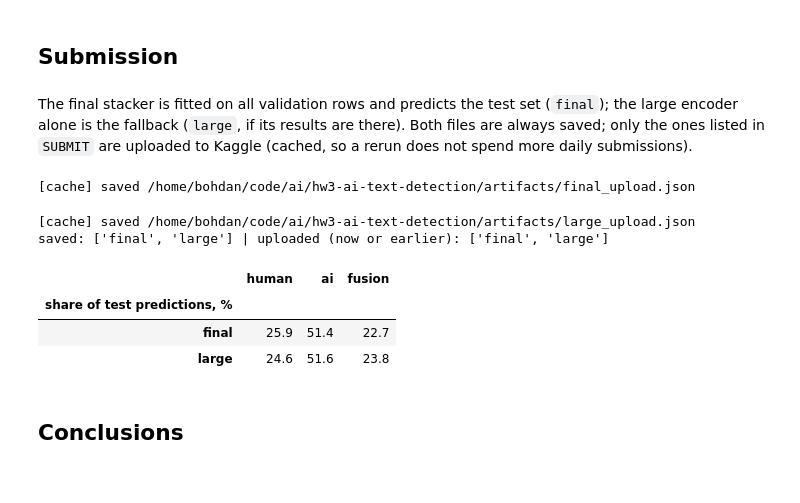
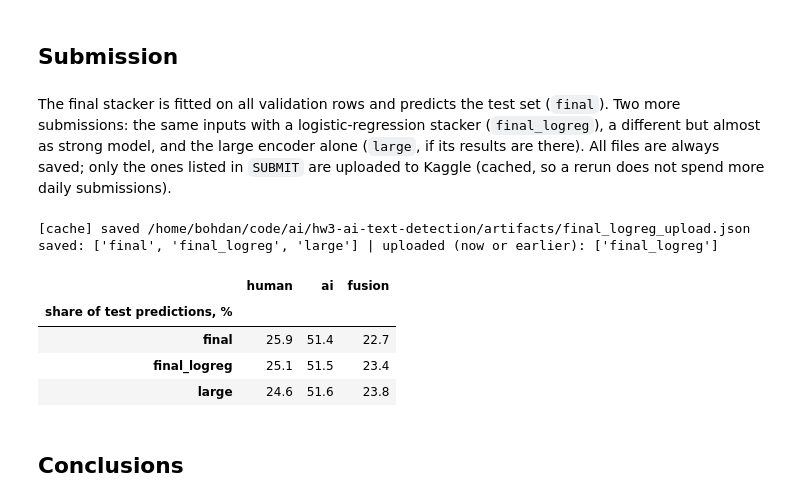
Before and after one commit to BohdanZasymovych/ai-hw3-ai-text-detection, a Jupyter notebook: notebooks/07_final_pipeline.ipynb, the cells around one changed output. Cells and saved outputs as stored; diff of their text form; code cells hidden in the pictures.

Commit message:
feat: submission of the second model added to the 07_final_pipeline

```diff
--- a/notebooks/07_final_pipeline.ipynb
+++ b/notebooks/07_final_pipeline.ipynb
@@ -307,33 +307,35 @@ plt.show()
 # %% [markdown]
 ## Submission
 # %% [markdown]
-The final stacker is fitted on all validation rows and predicts the test set (`final`); the large encoder alone is the fallback (`large`, if its results are there). Both files are always saved; only the ones listed in `SUBMIT` are uploaded to Kaggle (cached, so a rerun does not spend more daily submissions).
+The final stacker is fitted on all validation rows and predicts the test set (`final`). Two more submissions: the same inputs with a logistic-regression stacker (`final_logreg`), a different but almost as strong model, and the large encoder alone (`large`, if its results are there). All files are always saved; only the ones listed in `SUBMIT` are uploaded to Kaggle (cached, so a rerun does not spend more daily submissions).
 # %%
-test_preds = {"final": fit_predict(X_val, y, X_test, kind=KIND, seed=SEED)}
+test_preds = {"final": fit_predict(X_val, y, X_test, kind=KIND, seed=SEED),
+              "final_logreg": fit_predict(X_val, y, X_test, kind="logreg", seed=SEED)}
 if "L" in test_groups:
     test_preds["large"] = label_order[test_groups["L"].argmax(axis=1)]
 else:
     print("[warning] large encoder results not found: fallback submission skipped")
 messages = {"final": f"final stacker {CHOSEN} ({KIND}), val OOF macro-F1 {macro_f1(y, final_pred):.4f}",
+            "final_logreg": f"final stacker {CHOSEN} (logreg), val OOF macro-F1 {type_scores['logreg']:.4f}",
             "large": f"large encoder alone, val macro-F1 {macro_f1(y, single_preds.get('encoder large', final_pred)):.4f}"}
 
 for name in sorted(set(SUBMIT) - set(test_preds)):
     print(f"[warning] {name} is not available: not uploaded")
 for name, pred in test_preds.items():
     path = write_submission(test["id"], pred, sample_submission, name)
     if name in SUBMIT:
         cached(f"{name}_upload", lambda: submit_to_kaggle(path, messages[name]), key={**type_key, "kind": KIND, "file": name},
                kind="json")
 print(f"saved: {list(test_preds)} | uploaded (now or earlier): {[n for n in test_preds if n in SUBMIT] or 'none'}")
 pd.DataFrame({name: pd.Series(pred).value_counts(normalize=True).reindex(LABEL_ORDER).mul(100).round(1)
               for name, pred in test_preds.items()}).T.rename_axis("share of test predictions, %")
 # %% [output]
-[cache] saved /home/bohdan/code/ai/hw3-ai-text-detection/artifacts/final_upload.json
+[cache] saved /home/bohdan/code/ai/hw3-ai-text-detection/artifacts/final_logreg_upload.json
+saved: ['final', 'final_logreg', 'large'] | uploaded (now or earlier): ['final_logreg']
-[cache] saved /home/bohdan/code/ai/hw3-ai-text-detection/artifacts/large_upload.json
-saved: ['final', 'large'] | uploaded (now or earlier): ['final', 'large']
 |  | human | ai | fusion |
 | share of test predictions, % |  |  |  |
 | final | 25.9 | 51.4 | 22.7 |
+| final_logreg | 25.1 | 51.5 | 23.4 |
 | large | 24.6 | 51.6 | 23.8 |
 # %% [markdown]
 ## Conclusions
```
Also changed, not shown: parts of 1 cell of this notebook.
